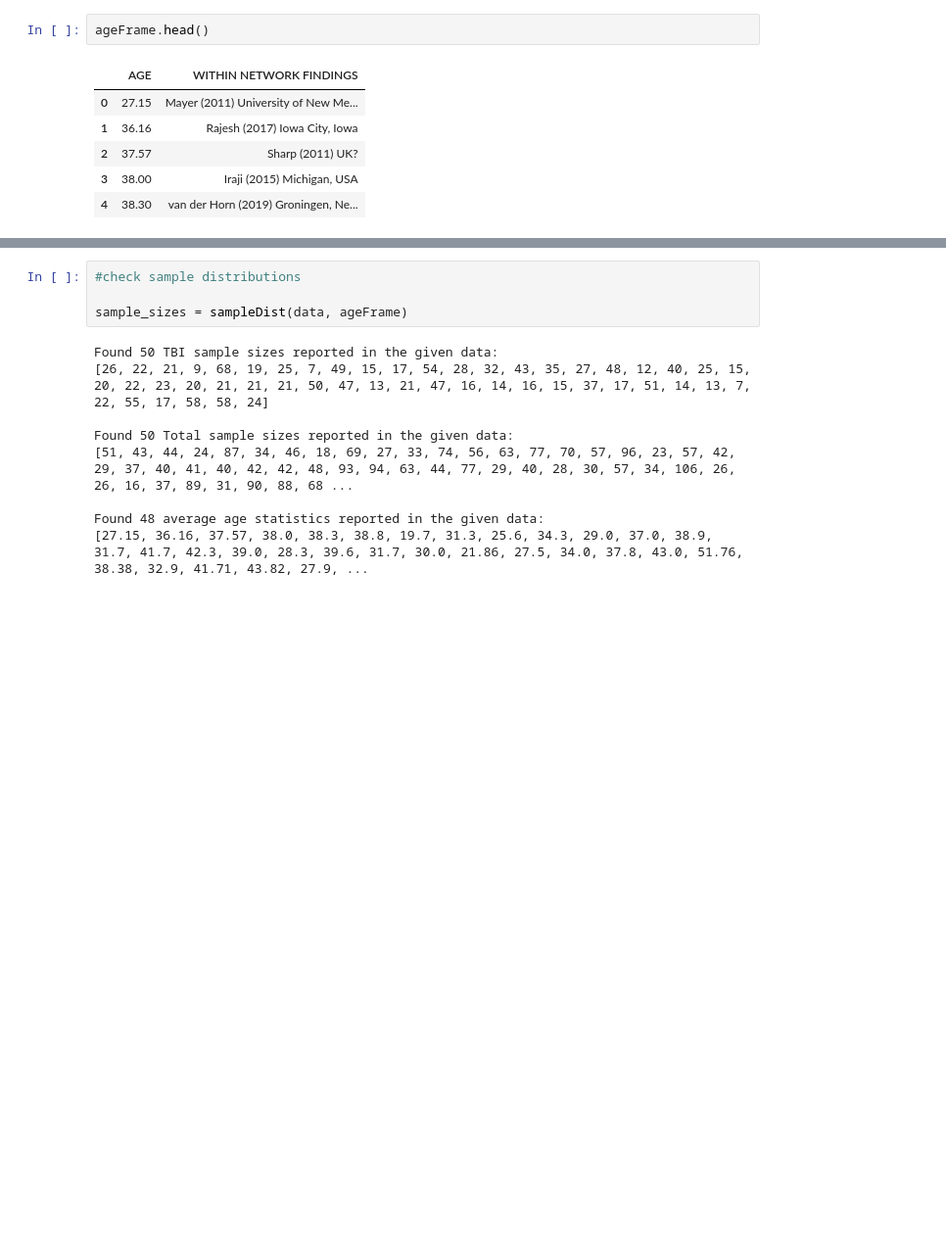
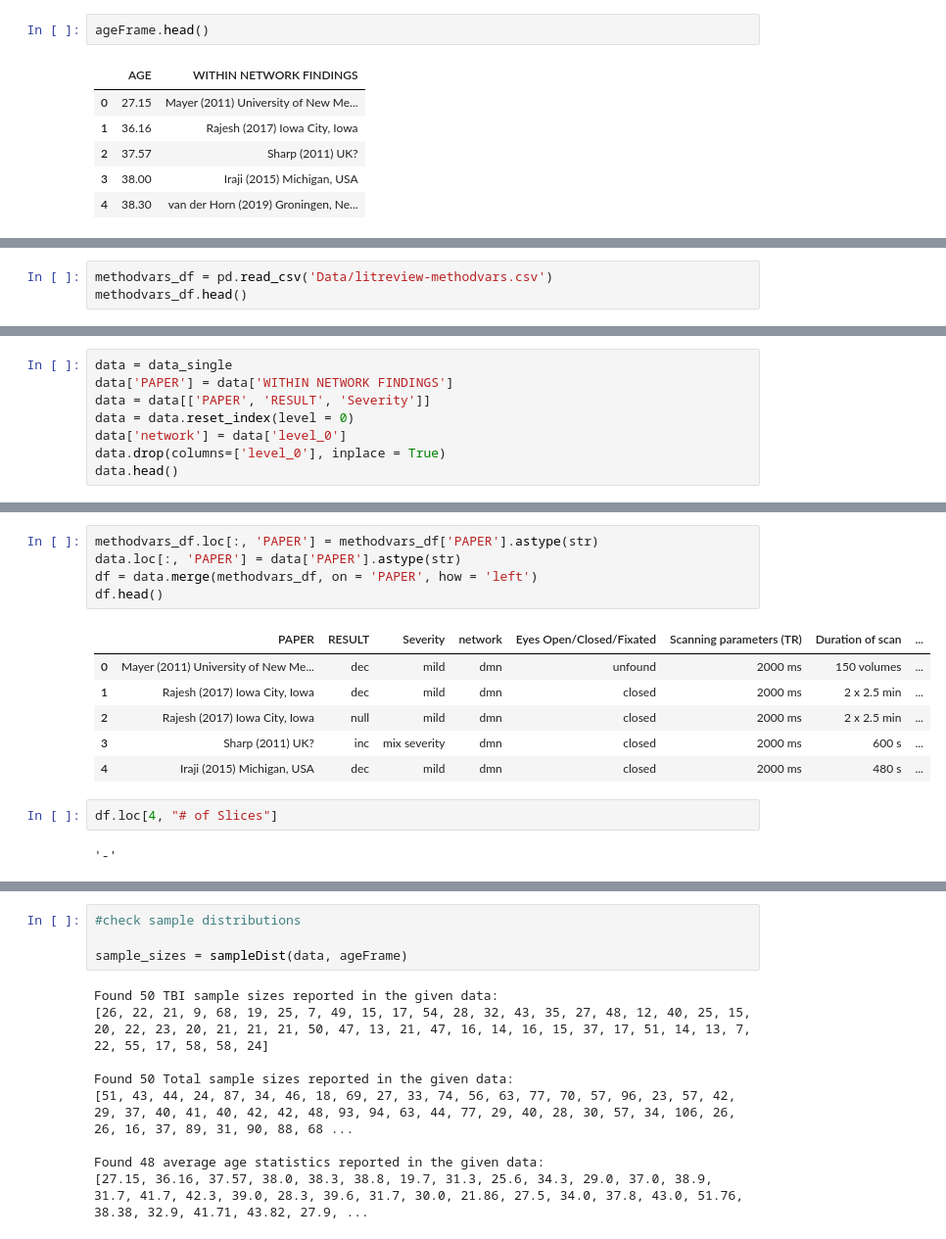
Before and after one commit to danielfrees/rsfMRI_LitReview, a Jupyter notebook: Data_Investigation_LR.ipynb, the cells around one changed output, grey strips where cells are left out. Shown at 98% size. Cells and saved outputs as stored; diff of their text form; blank space fills up the shorter version.

Commit message:
quick analysis of manufac, coil, slice thick/#s

```diff
--- a/Data_Investigation_LR.ipynb
+++ b/Data_Investigation_LR.ipynb
@@ -156,0 +167,3 @@ Name: # of volumes, dtype: float64
+# %%
+methodvars_df = pd.read_csv('Data/litreview-methodvars.csv')
+methodvars_df.head()
@@ -156,0 +177,8 @@ Name: # of volumes, dtype: float64
+# %%
+data = data_single
+data['PAPER'] = data['WITHIN NETWORK FINDINGS']
+data = data[['PAPER', 'RESULT', 'Severity']]
+data = data.reset_index(level = 0)
+data['network'] = data['level_0']
+data.drop(columns=['level_0'], inplace = True)
+data.head()
@@ -156,0 +192,16 @@ Name: # of volumes, dtype: float64
+# %%
+methodvars_df.loc[:, 'PAPER'] = methodvars_df['PAPER'].astype(str)
+data.loc[:, 'PAPER'] = data['PAPER'].astype(str)
+df = data.merge(methodvars_df, on = 'PAPER', how = 'left')
+df.head()
+# %% [output]
+|  | PAPER | RESULT | Severity | network | Eyes Open/Closed/Fixated | Scanning parameters (TR) | Duration of scan | ... |
+| 0 | Mayer (2011) University of New Me... | dec | mild | dmn | unfound | 2000 ms | 150 volumes | ... |
+| 1 | Rajesh (2017) Iowa City, Iowa | dec | mild | dmn | closed | 2000 ms | 2 x 2.5 min | ... |
+| 2 | Rajesh (2017) Iowa City, Iowa | null | mild | dmn | closed | 2000 ms | 2 x 2.5 min | ... |
+| 3 | Sharp (2011) UK? | inc | mix severity | dmn | closed | 2000 ms | 600 s | ... |
+| 4 | Iraji (2015) Michigan, USA | dec | mild | dmn | closed | 2000 ms | 480 s | ... |
+# %%
+df.loc[4, "# of Slices"]
+# %% [output]
+'-'
```
Also changed, not shown: parts of 8 cells of this notebook, 1 other file.
